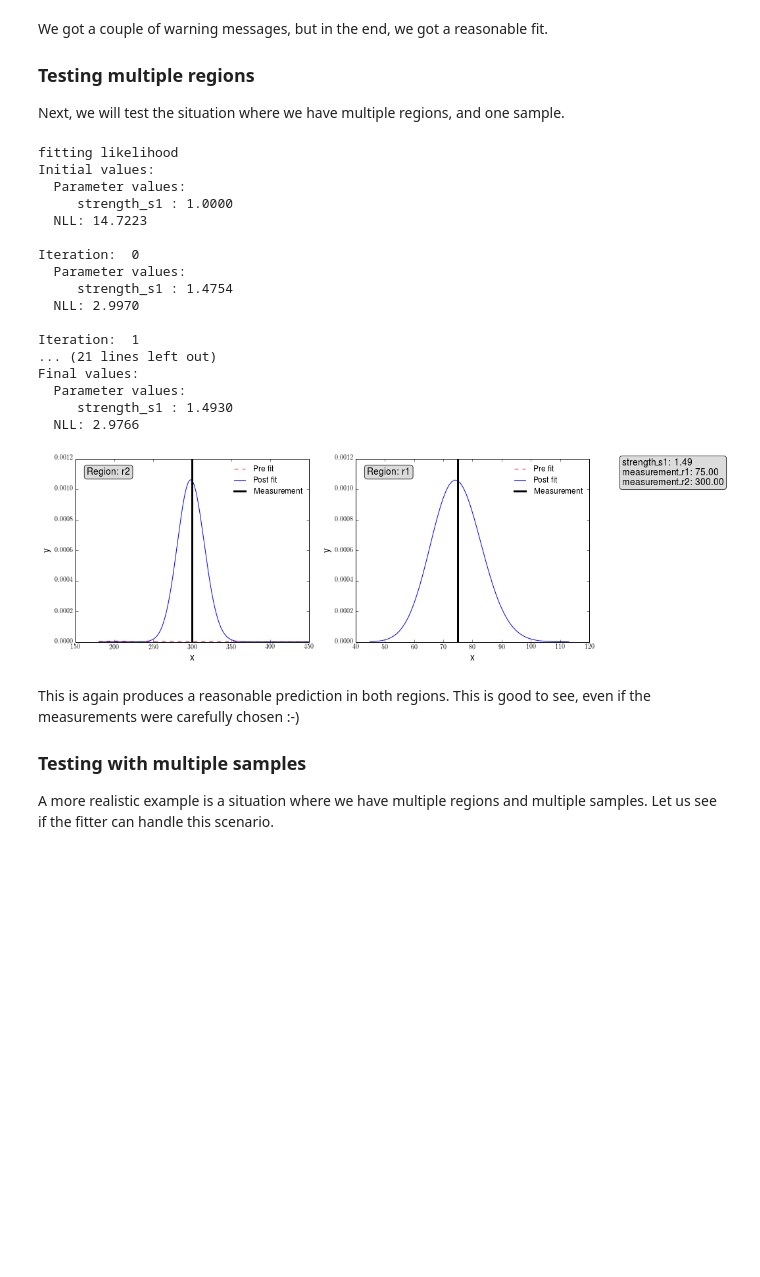
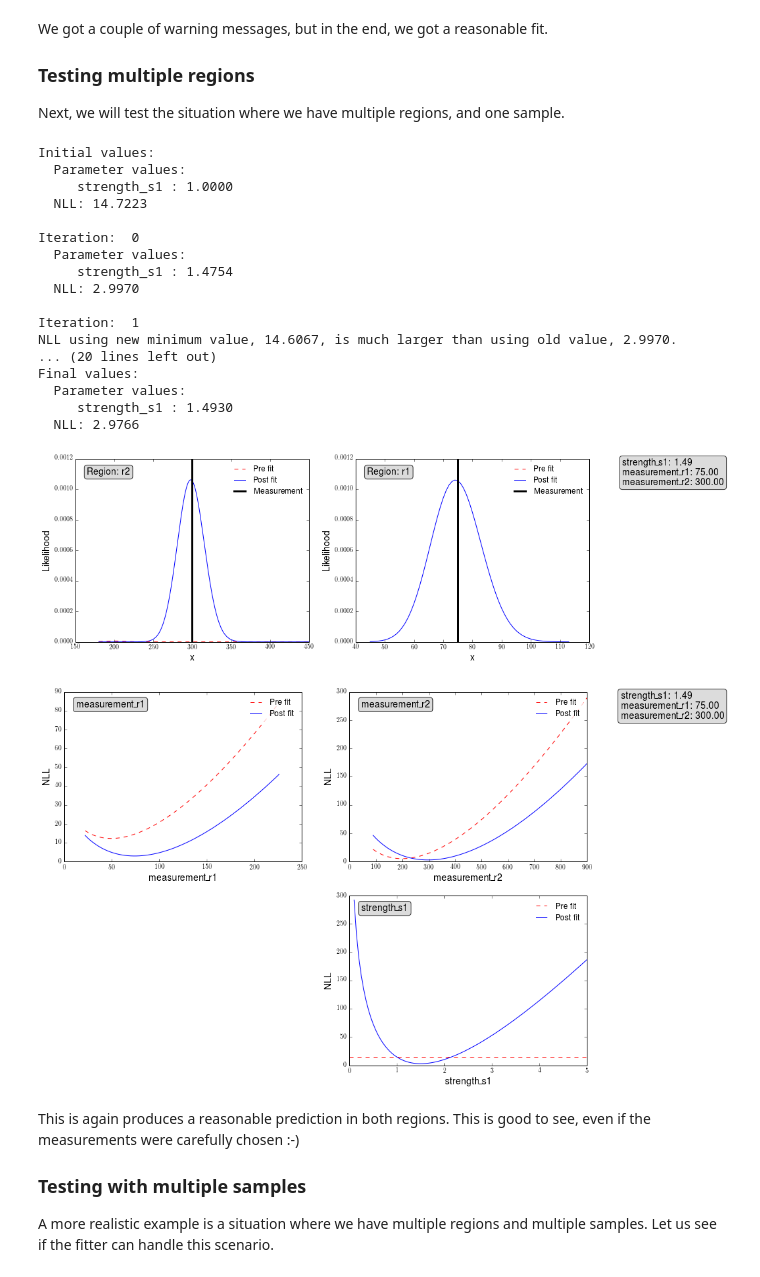
Before and after one commit to bdjackson/MyNotebook, a Jupyter notebook: CLsLikelihood/LearningCLsLikelihood.ipynb, the cells around one changed output. Saved outputs shown, nothing was run; the diff lists cells and outputs as text; code cells hidden in the pictures; blank space fills up the shorter version.

```diff
--- a/CLsLikelihood/LearningCLsLikelihood.ipynb
+++ b/CLsLikelihood/LearningCLsLikelihood.ipynb
@@ -72,11 +72,16 @@ mp.rcParams['text.usetex']=True
 Create an object to hold a parameter. This parameter keeps track of its initial and current values. It can also be flagged as fixed if the parameter is supposed to be constant.
 # %%
 class parameter(object):
-    def __init__(self, name, initial_value=0, fixed=False):
+    def __init__(self,
+                 name,
+                 initial_value=0,
+                 fixed=False,
+                 integers=False):
         self.name = name
         self.initial_value = initial_value
         self.current_value = initial_value
         self.fixed = fixed
+        self.integers = integers
 
     def get_value(self, initial=False):
         if initial:
@@ -96,6 +101,9 @@ class parameter(object):
                 math.ceil(range_frac[1]*self.current_value))
 
     def get_test_array(self, range_frac=(0.6,1.5), step_size=1):
+        if self.integers:
+            step_size = max(1., step_size)
+            step_size = math.ceil(step_size)
         test_range = self.get_range(range_frac)
         return np.arange(test_range[0],
                          test_range[1]+step_size,
@@ -113,7 +121,8 @@ class region(object):
         self.name = name
         self.measurement = parameter(name='_'.join(['measurement',name]),
                                      initial_value=measurement,
-                                     fixed=True)
+                                     fixed=True,
+                                     integers=True)
 
     def get_measurement(self):
         return self.measurement.get_value(initial=False)
@@ -558,39 +669,40 @@ Next, we will test the situation where we have multiple regions, and one sample.
 r1 = region('r1', 75)
 r2 = region('r2', 300)
 
 s1 = sample('s1')
 s1.set_contribution(r1, 50)
 s1.set_contribution(r2, 200)
 
 test_likelihood = master_likelihood()
 test_likelihood.add_sample(s1)
 test_likelihood.add_region(r1)
 test_likelihood.add_region(r2)
 
-print 'fitting likelihood'
 test_likelihood.fit_likelihood()
-print
 
-test_likelihood.draw_prediction(xlabel='x', ylabel='y')
+test_likelihood.draw_prediction(xlabel='x',
+                                ylabel='Likelihood')
+test_likelihood.draw_parameters()
 # %% [output]
-fitting likelihood
 Initial values:
   Parameter values:
      strength_s1 : 1.0000
   NLL: 14.7223
 
 Iteration:  0
   Parameter values:
      strength_s1 : 1.4754
   NLL: 2.9970
 
 Iteration:  1
-... (21 lines left out)
+NLL using new minimum value, 14.6067, is much larger than using old value, 2.9970.
+... (20 lines left out)
 Final values:
   Parameter values:
      strength_s1 : 1.4930
   NLL: 2.9766
-[figure, old version]
+[figure, new version]
+[figure, added]
 # %% [markdown]
 This is again produces a reasonable prediction in both regions. This is good to see, even if the measurements were carefully chosen :-)
 
```
Also changed, not shown: parts of 6 cells of this notebook.
